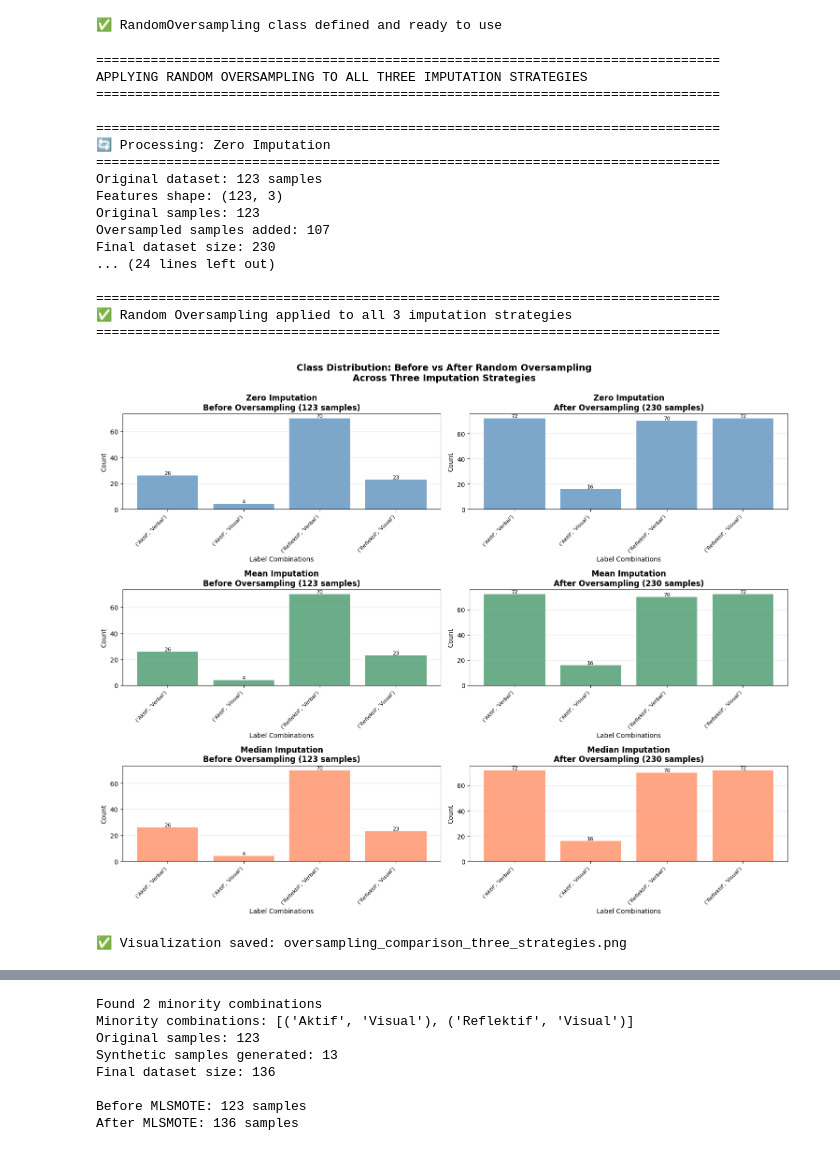
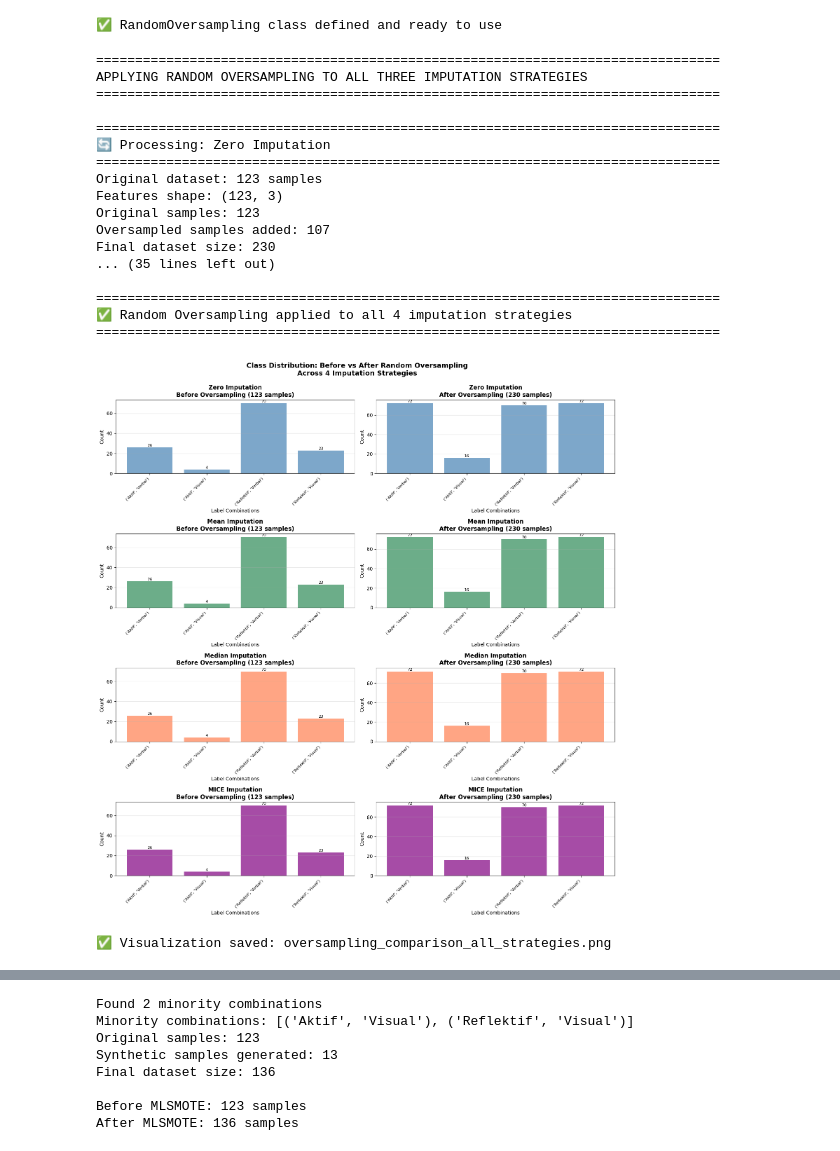
Before and after one commit to prasetyodidi/strudent-learning-activity-fslsm-classification, a Jupyter notebook: multi-label-oversampling-techniques-comparison.ipynb, the cells around one changed output, grey strips where cells are left out. Drawn from its saved outputs; the diff is of its cells as text; code cells hidden in the pictures.

```diff
--- a/multi-label-oversampling-techniques-comparison.ipynb
+++ b/multi-label-oversampling-techniques-comparison.ipynb
@@ -19,12 +19,12 @@ warnings.filterwarnings('ignore')
 # Set random seed for reproducibility
 np.random.seed(42)
 # %%
-# Load THREE datasets with different imputation strategies
+# Load FOUR datasets with different imputation strategies
 print("="*80)
-print("LOADING THREE DATASETS WITH DIFFERENT IMPUTATION STRATEGIES")
+print("LOADING FOUR DATASETS WITH DIFFERENT IMPUTATION STRATEGIES")
 print("="*80)
 
-# Dictionary to store all three datasets
+# Dictionary to store all four datasets
 datasets = {}
 
 # Strategy 1: Zero Imputation
@@ -63,8 +63,25 @@ datasets['median'] = {
 print(f"   Shape: {df_median.shape}")
 print(f"   Columns: {df_median.columns.tolist()}")
 
+# Strategy 4: MICE Imputation
+print("\n📁 Loading Strategy 4: MICE Imputation...")
+try:
+    df_mice = pd.read_csv('outputs/data/processed/cleaned_learning_styles_dataset_mice.csv')
+    datasets['mice'] = {
+        'name': 'MICE Imputation',
+        'description': 'Multiple Imputation by Chained Equations (iterative multivariate regression)',
+        'dataframe': df_mice,
+        'color': 'purple'
+    }
+    print(f"   Shape: {df_mice.shape}")
+    print(f"   Columns: {df_mice.columns.tolist()}")
+    print("   ✅ MICE dataset loaded successfully")
+except FileNotFoundError:
+    print("   ⚠️ MICE dataset not found. Please run EDA_Analysis.ipynb first.")
+    print("   Continuing with three strategies...")
+
 print("\n" + "="*80)
-print("✅ All three datasets loaded successfully")
+print(f"✅ {len(datasets)} datasets loaded successfully")
 print("="*80)
 
 # Create multi-label format for all datasets
@@ -345,15 +362,16 @@ Features shape: (123, 3)
 Original samples: 123
 Oversampled samples added: 107
 Final dataset size: 230
-... (24 lines left out)
+... (35 lines left out)
 
 ================================================================================
-✅ Random Oversampling applied to all 3 imputation strategies
+✅ Random Oversampling applied to all 4 imputation strategies
 ================================================================================
 # %%
-# Visualize comparison: Before vs After Oversampling for all three strategies
-fig, axes = plt.subplots(3, 2, figsize=(15, 12))
-fig.suptitle('Class Distribution: Before vs After Random Oversampling\nAcross Three Imputation Strategies',
+# Visualize comparison: Before vs After Oversampling for all strategies
+n_strategies = len(oversampled_datasets)
+fig, axes = plt.subplots(n_strategies, 2, figsize=(15, 4 * n_strategies))
+fig.suptitle(f'Class Distribution: Before vs After Random Oversampling\nAcross {n_strategies} Imputation Strategies',
              fontsize=14, fontweight='bold', y=0.995)
 
 for idx, (strategy_name, strategy_results) in enumerate(oversampled_datasets.items()):
@@ -389,37 +407,37 @@ for idx, (strategy_name, strategy_results) in enumerate(oversampled_datasets.ite
     # Add value labels on bars
     for bar in bars_before:
         height = bar.get_height()
         ax_before.text(bar.get_x() + bar.get_width()/2., height,
                       f'{int(height)}',
                       ha='center', va='bottom', fontsize=8)
 
     # Plot after
     ax_after = axes[idx, 1]
     bars_after = ax_after.bar(range(len(labels)), counts_after, color=strategy_results['color'], alpha=0.7)
     ax_after.set_title(f"{strategy_results['name']}\nAfter Oversampling ({len(y_oversampled)} samples)",
                        fontweight='bold')
     ax_after.set_xlabel('Label Combinations')
     ax_after.set_ylabel('Count')
     ax_after.set_xticks(range(len(labels)))
     ax_after.set_xticklabels(labels, rotation=45, ha='right', fontsize=8)
     ax_after.grid(axis='y', alpha=0.3)
 
     # Add value labels on bars
     for bar in bars_after:
         height = bar.get_height()
         ax_after.text(bar.get_x() + bar.get_width()/2., height,
                       f'{int(height)}',
                       ha='center', va='bottom', fontsize=8)
 
 plt.tight_layout()
-plt.savefig('outputs/plots/oversampling_comparison_three_strategies.png',
+plt.savefig('outputs/plots/oversampling_comparison_all_strategies.png',
             dpi=300, bbox_inches='tight')
 plt.show()
 
-print("✅ Visualization saved: oversampling_comparison_three_strategies.png")
+print(f"✅ Visualization saved: oversampling_comparison_all_strategies.png")
 # %% [output]
-[figure, old version]
+[figure, new version]
-✅ Visualization saved: oversampling_comparison_three_strategies.png
+✅ Visualization saved: oversampling_comparison_all_strategies.png
 # %%
 # Save all three oversampled datasets
 import os
```
Also changed, not shown: parts of 8 cells of this notebook, 3 other files.
